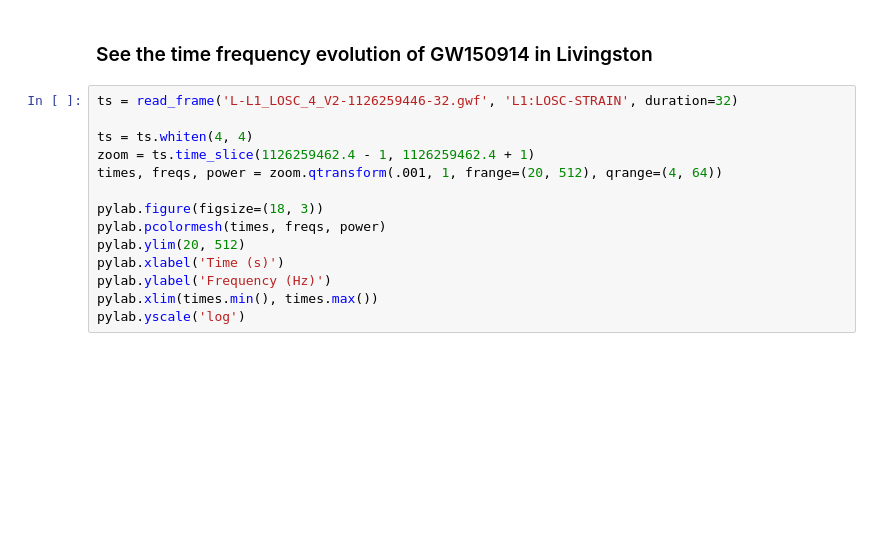
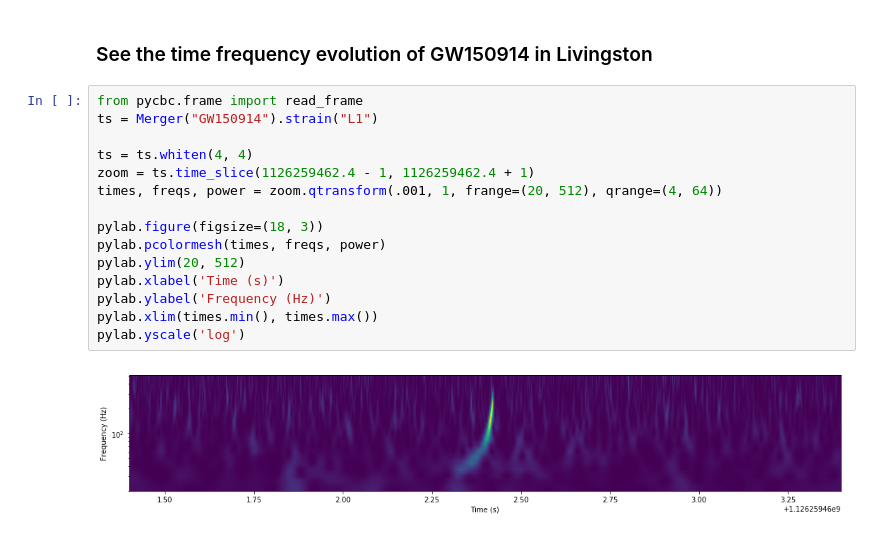
Before and after one commit to gwastro/PyCBC-Tutorials, a Jupyter notebook: examples/gw150914_look.ipynb, the cells around one changed output. Saved outputs shown, nothing was run; the diff lists cells and outputs as text; blank space fills up the shorter version.

```diff
--- a/examples/gw150914_look.ipynb
+++ b/examples/gw150914_look.ipynb
@@ -81,16 +83,19 @@ pylab.yscale('log')
 # %% [markdown]
 ### See the time frequency evolution of GW150914 in Livingston ###
 # %%
-ts = read_frame('L-L1_LOSC_4_V2-1126259446-32.gwf', 'L1:LOSC-STRAIN', duration=32)
+from pycbc.frame import read_frame
+ts = Merger("GW150914").strain("L1")
 
 ts = ts.whiten(4, 4)
 zoom = ts.time_slice(1126259462.4 - 1, 1126259462.4 + 1)
 times, freqs, power = zoom.qtransform(.001, 1, frange=(20, 512), qrange=(4, 64))
 
 pylab.figure(figsize=(18, 3))
 pylab.pcolormesh(times, freqs, power)
 pylab.ylim(20, 512)
 pylab.xlabel('Time (s)')
 pylab.ylabel('Frequency (Hz)')
 pylab.xlim(times.min(), times.max())
 pylab.yscale('log')
+# %% [output]
+[figure, added]
```
Also changed, not shown: parts of 2 cells of this notebook, 15 other files.
